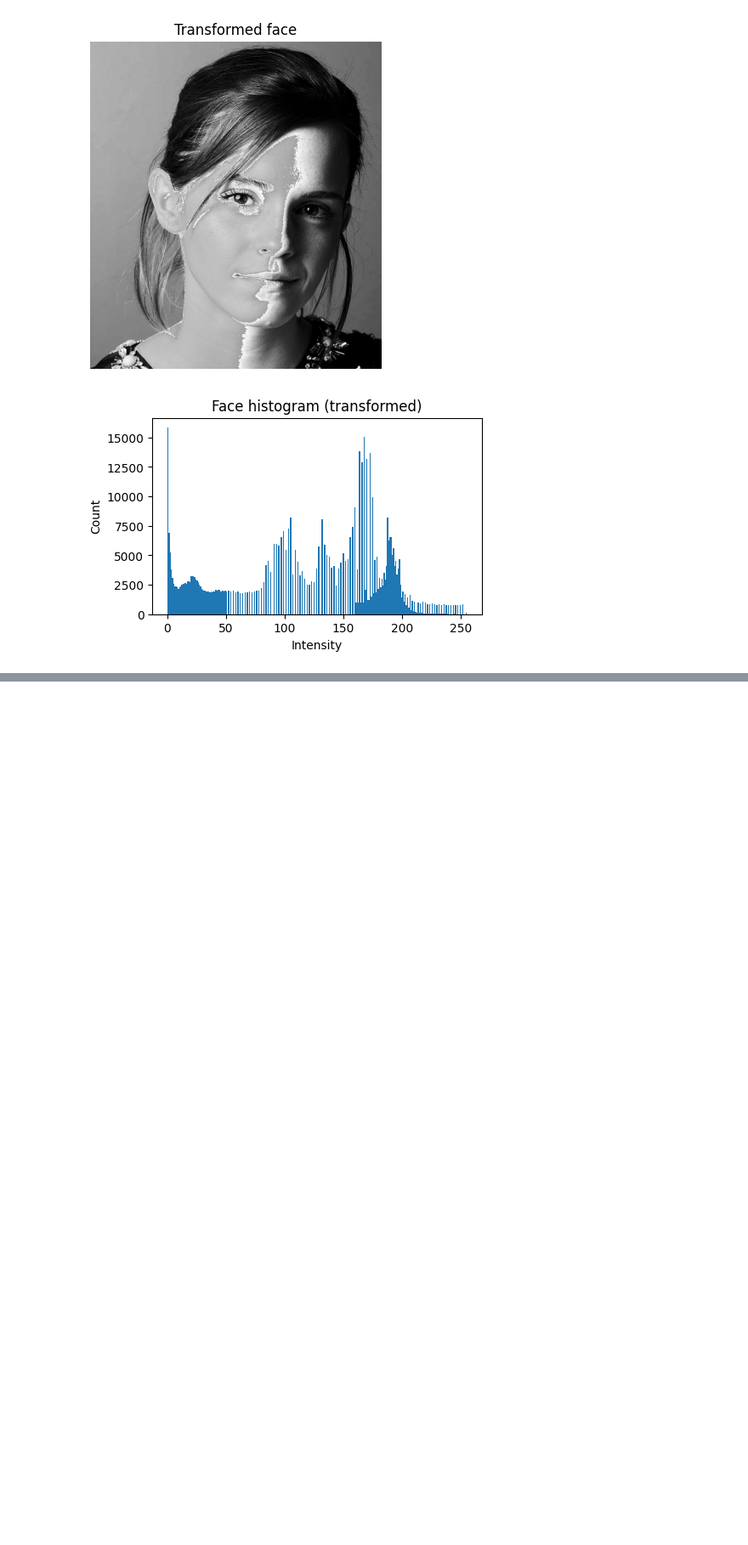
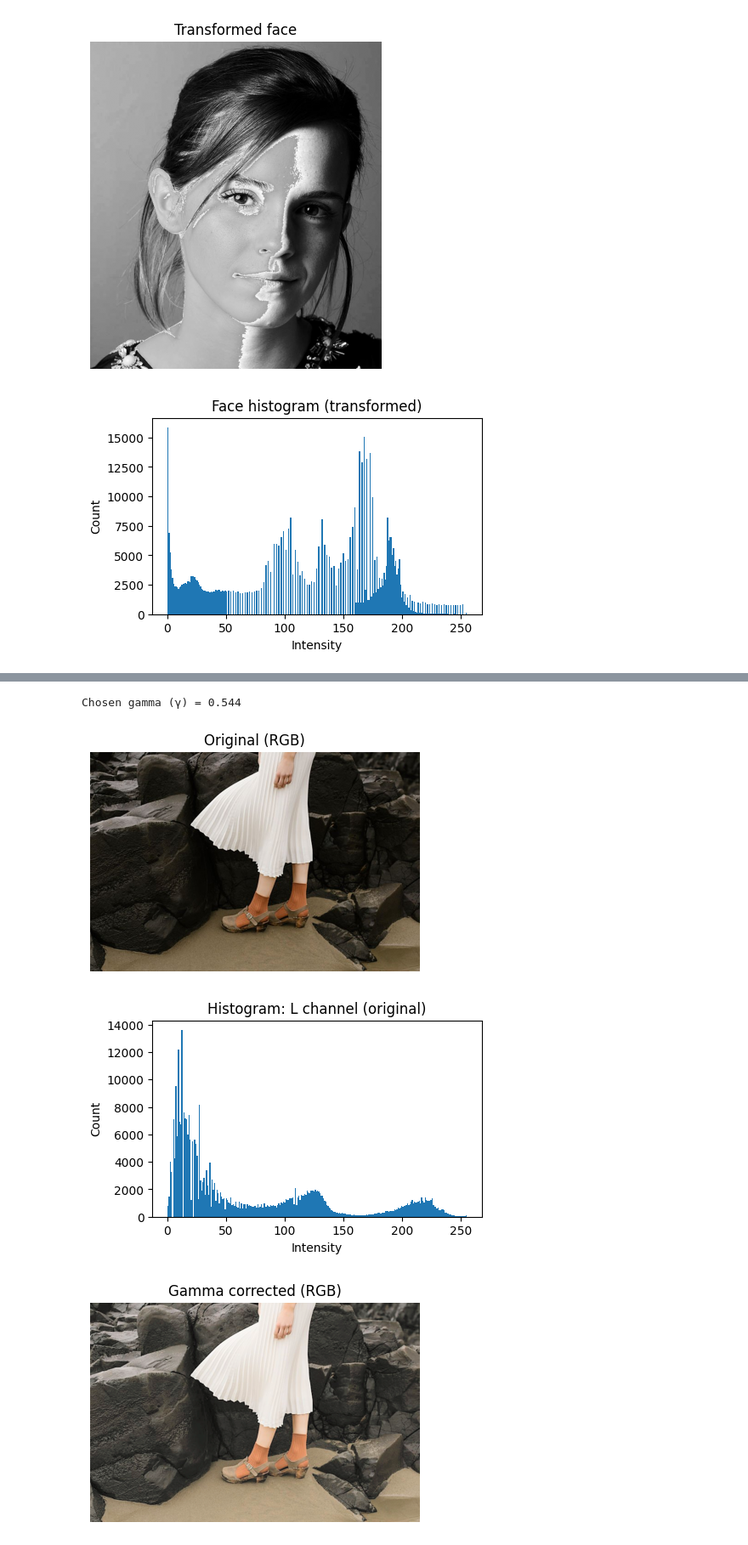
Before and after one commit to akilawickey/IT-5437, a Jupyter notebook: Assignment1_IT5437.ipynb, the cells around one changed output, grey strips where cells are left out. Shown at 85% size. Saved outputs shown, nothing was run; the diff lists cells and outputs as text; code cells hidden in the pictures; blank space fills up the shorter version.

```diff
--- a/Assignment1_IT5437.ipynb
+++ b/Assignment1_IT5437.ipynb
@@ -143,3 +146,74 @@ show_hist(brain_gm, "Histogram (GM accentuated)")
 [figure]
 [figure]
 [figure]
+# %%
+#Q3
+
+import numpy as np, cv2, matplotlib.pyplot as plt
+
+def imread_rgb(path):
+    bgr = cv2.imread(path, cv2.IMREAD_COLOR)
+    if bgr is None: raise FileNotFoundError(path)
+    return cv2.cvtColor(bgr, cv2.COLOR_BGR2RGB)
+
+def rgb2lab(rgb_u8):
+    return cv2.cvtColor(rgb_u8, cv2.COLOR_RGB2LAB)
+
+def lab2rgb(lab_u8):
+    return cv2.cvtColor(lab_u8, cv2.COLOR_LAB2RGB)
+
+def show_img(title, img_rgb):
+    plt.figure(figsize=(5,5)); plt.imshow(img_rgb); plt.title(title); plt.axis('off'); plt.show()
+
+def show_hist_gray(arr_u8, title):
+    plt.figure(figsize=(5,3))
+    plt.hist(arr_u8.ravel(), bins=256, range=(0,255))
+    plt.title(title); plt.xlabel("Intensity"); plt.ylabel("Count"); plt.show()
+
+def gamma_lut(gamma):
+    """LUT for y = 255*(x/255)^gamma"""
+    x = np.arange(256, dtype=np.float32)/255.0
+    y = np.power(x, gamma)*255.0
+    return np.clip(y,0,255).astype(np.uint8)
+
+q3_path = "/content/drive/MyDrive/cv images/highlights_and_shadows.jpg"
+
+IMG_Q3 = cv2.imread(q3_path)
+TARGET_MEAN = 0.5
+MANUAL_GAMMA = None
+
+rgb = imread_rgb(q3_path)
+lab = rgb2lab(rgb).astype(np.uint8)
+L,a,b = cv2.split(lab)
+
+# auto gamma so that mean(L_norm) -> TARGET_MEAN
+L_norm = L.astype(np.float32)/255.0
+mean_L = max(1e-6, float(L_norm.mean()))
+auto_gamma = np.log(TARGET_MEAN)/np.log(mean_L)
+gamma = MANUAL_GAMMA if MANUAL_GAMMA is not None else float(auto_gamma)
+
+lut = gamma_lut(gamma)
+L_corr = cv2.LUT(L, lut)
+
+lab_corr = cv2.merge([L_corr,a,b])
+rgb_corr = lab2rgb(lab_corr)
+
+print(f"Chosen gamma (γ) = {gamma:.3f}")
+
+# visuals
+show_img("Original (RGB)", rgb)
+show_hist_gray(L, "Histogram: L channel (original)")
+show_img("Gamma corrected (RGB)", rgb_corr)
+show_hist_gray(L_corr, "Histogram: L channel (corrected)")
+
+# mapping curve
+plt.figure(figsize=(5,4))
+x = np.arange(256); plt.plot(x, lut)
+plt.title(f"Gamma mapping curve (γ={gamma:.3f})")
+plt.xlabel("Input L"); plt.ylabel("Output L"); plt.xlim(0,255); plt.ylim(0,255); plt.grid(True, alpha=.3)
+plt.show()
+# %% [output]
+Chosen gamma (γ) = 0.544
+[figure, added]
+[figure, added]
+[figure, added]
```
Also changed, not shown: parts of 3 cells of this notebook.
